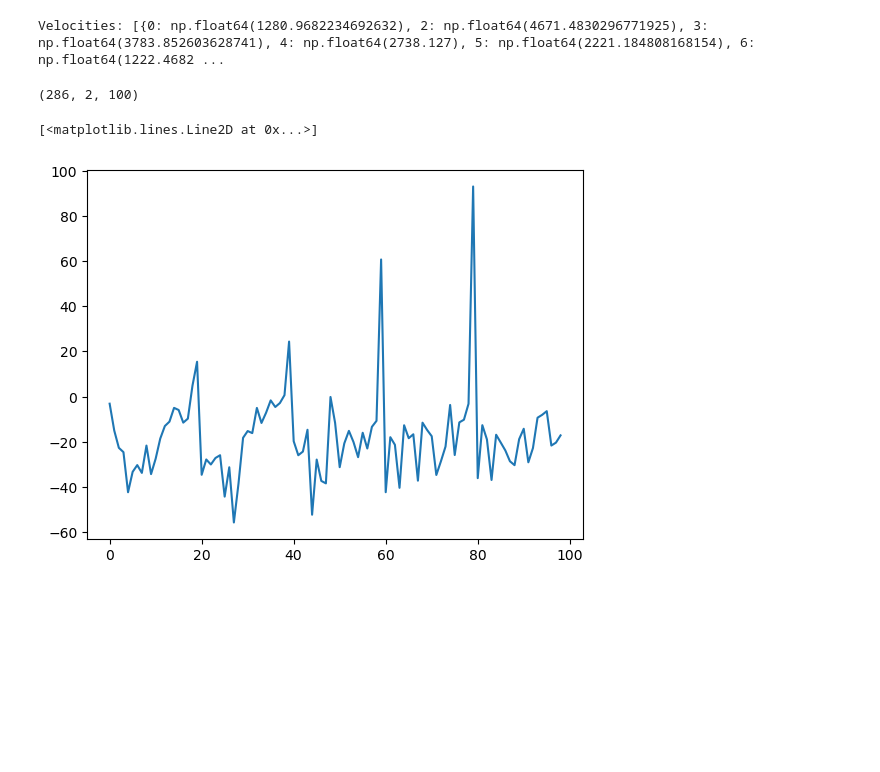
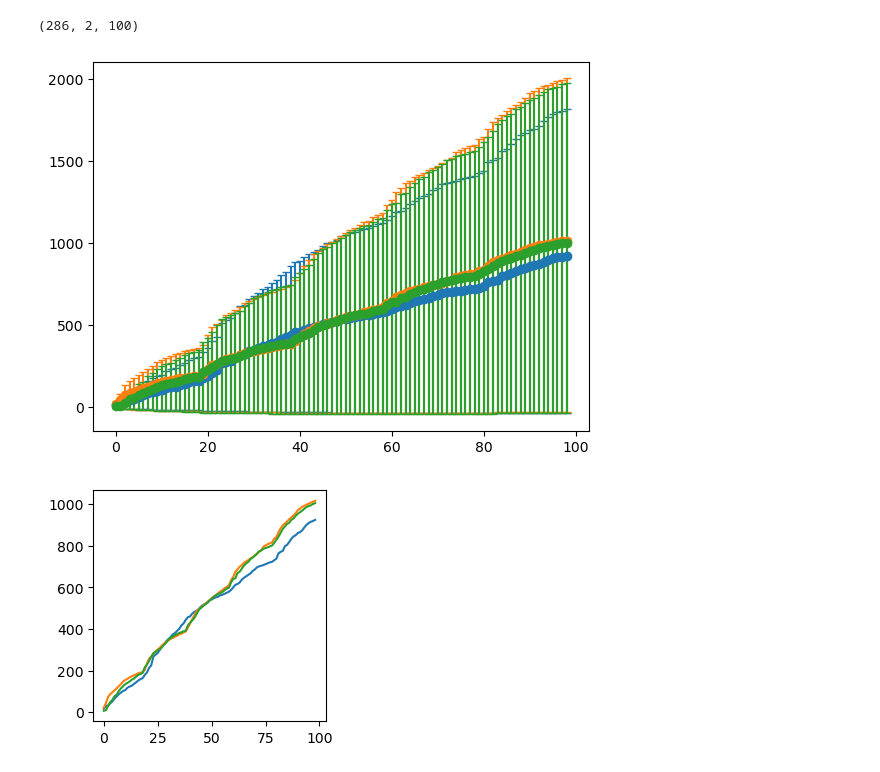
Before and after one commit to anqizhou13/FlyTrack, a Jupyter notebook: tracker.ipynb, the cells around one changed output. Saved outputs shown, nothing was run; the diff lists cells and outputs as text; code cells hidden in the pictures; blank space fills up the shorter version.

```diff
--- a/tracker.ipynb
+++ b/tracker.ipynb
@@ -2,18 +2,6 @@
 import cv2
 import numpy as np
 from scipy.optimize import linear_sum_assignment
-
-def compute_velocity(positions, fps):
-    velocities = []
-    for i in range(1, len(positions)):
-        frame_velocities = {}
-        for dot_id in positions[i]:
-            if dot_id in positions[i - 1]:
-                displacement = np.linalg.norm(np.array(positions[i][dot_id]) - np.array(positions[i - 1][dot_id]))
-                velocity = displacement * fps  # Convert to units per second
-                frame_velocities[dot_id] = velocity
-        velocities.append(frame_velocities)
-    return velocities
 
 def track_dots(video_path):
     cap = cv2.VideoCapture(video_path)
@@ -96,15 +84,11 @@ def track_dots(video_path):
     cap.release()
     cv2.destroyAllWindows()
 
-    velocities = compute_velocity(positions, fps)
-    return velocities
+    return positions
 
 # Example usage:
 video_path = "241220_J10_DicerII_Chloe.avi"
-velocities = track_dots(video_path)
-print("Velocities:", velocities)
+positions = track_dots(video_path)
-# %% [output]
-Velocities: [{0: np.float64(1280.9682234692632), 2: np.float64(4671.4830296771925), 3: np.float64(3783.852603628741), 4: np.float64(2738.127), 5: np.float64(2221.184808168154), 6: np.float64(1222.4682 ...
 # %%
 # Step 1: Get all unique animal IDs
 animal_ids = set()
@@ -118,7 +102,7 @@ num_animals = len(animal_ids)
 num_frames = len(positions)
 
 # Initialize the ndarray with NaN values to fill in missing data
-position_array = np.full((num_animals, 2, num_frames), np.nan)
+position_array = np.full((num_animals, 2, num_frames), 0)
 
 # Step 3: Populate the ndarray with x, y positions
 for frame_idx, frame in enumerate(positions):
@@ -135,19 +119,43 @@ print(position_array.shape)  # This should output (number_of_animals, 2, 100)
 # %%
 um_animals, _, num_frames = position_array.shape
 displacement_array = np.full((num_animals, 2, num_frames - 1), np.nan)  # shape: (num_animals, 2, num_frames-1)
 
 # Step 2: Compute the velocity for each animal
 for animal_idx in range(num_animals):
     for frame_idx in range(num_frames-1):
         # Compute the change in x and y positions (Δx and Δy)
-        x = position_array[animal_idx, 0, frame_idx+1]-position_array[animal_idx, 0, frame_idx]
-        y = position_array[animal_idx, 1, frame_idx+1]-position_array[animal_idx, 1, frame_idx]
+        x = np.abs(position_array[animal_idx, 0, frame_idx+1]-position_array[animal_idx, 0, frame_idx])
+        y = np.abs(position_array[animal_idx, 1, frame_idx+1]-position_array[animal_idx, 1, frame_idx])
 
         # Store the velocity components in the velocity_array (x, y velocity)
         displacement_array[animal_idx, 0, frame_idx] = x
         displacement_array[animal_idx, 1, frame_idx] = y
+
+import matplotlib.pyplot as plt
+
+cumulative_disp = np.cumsum(displacement_array[:,1,:], axis=1)
+
+# Step 2: Compute the mean and standard deviation for the cumulative displacement at each frame
+mean_disp = np.mean(cumulative_disp, axis=0)  # Mean across the segments (axis 0)
+std_disp = np.std(cumulative_disp, axis=0)  # Standard deviation across the segments (axis 0)
+
+# Step 3: Compute the standard error (SE)
+se_disp = std_disp / np.sqrt(cumulative_disp.shape[0])  # SE = std / sqrt(N), where N = number of segments
+
+# Step 4: Calculate the upper and lower bounds of SE
+upper_se = mean_disp + se_disp
+lower_se = mean_disp - se_disp
+
+# Resulting array will have shape (3, 100)
+# 3 corresponds to: [mean, upper SE, lower SE]
+result1 = np.stack([mean_disp.squeeze(), upper_se.squeeze(), lower_se.squeeze()])
+# %% [output]
+[figure, added]
-# %%
-plt.plot(np.nanmean(displacement_array[:,,:],axis=0))
-# %% [output]
-[<matplotlib.lines.Line2D at 0x...>]
-[figure, removed]
+# %%
+plt.figure(figsize=(3, 3))
+plt.plot(result[0])
+plt.plot(result1[0])
+plt.plot(result2[0])
+plt.show()
+# %% [output]
+[figure, added]
```
